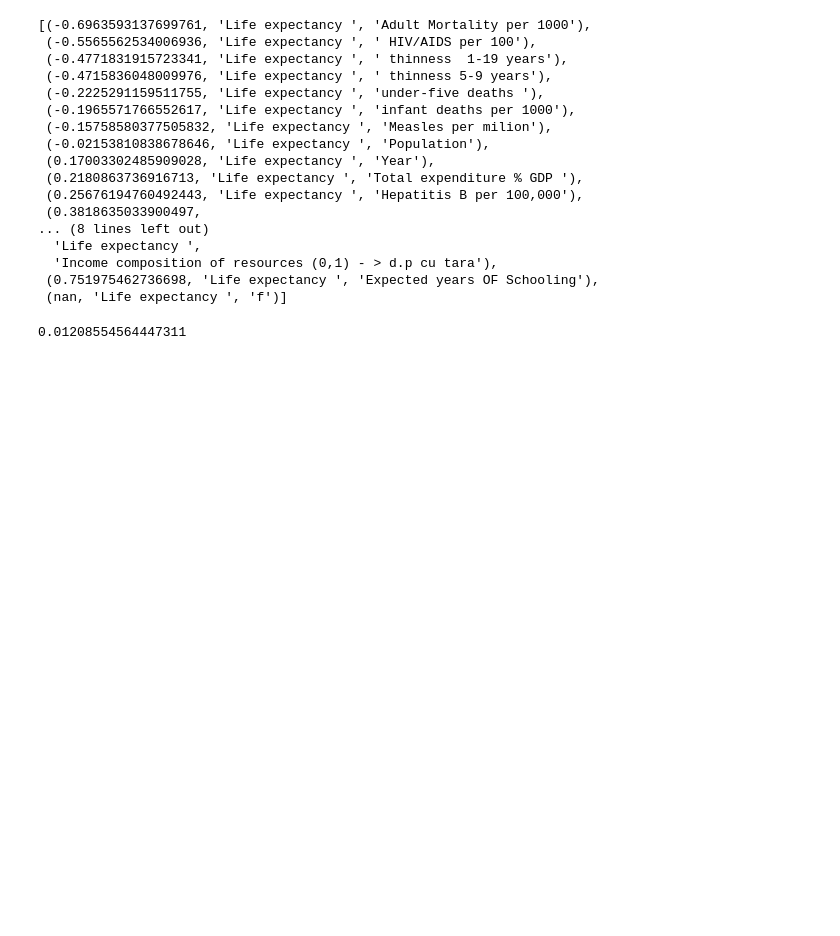
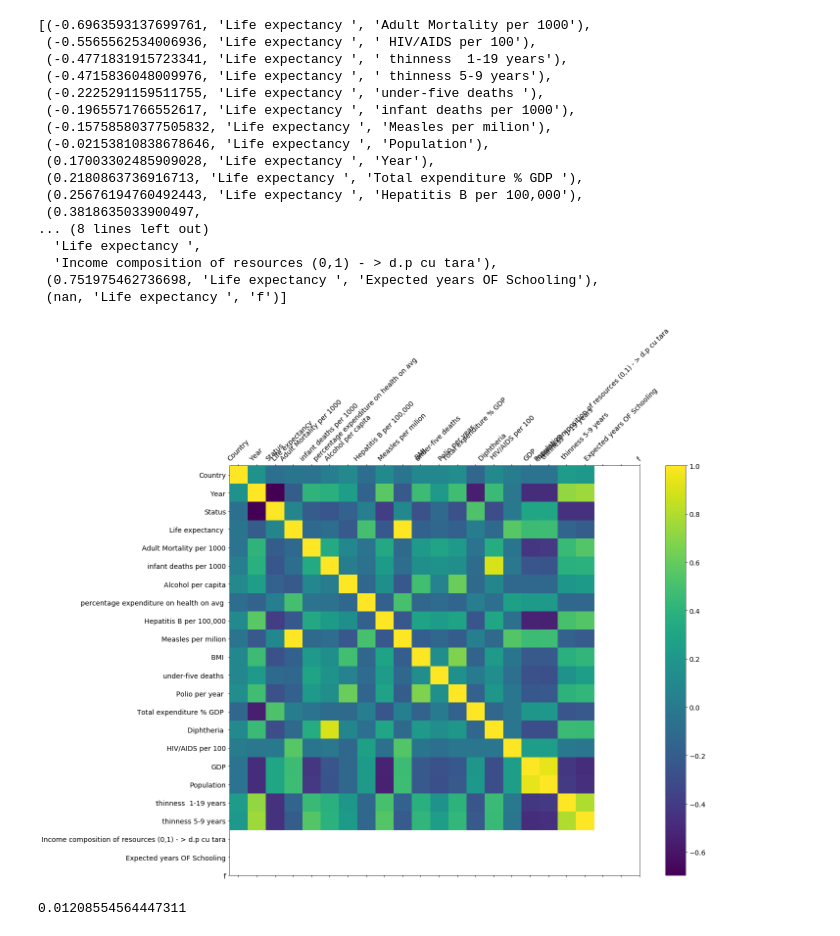
Before and after one commit to biancasacagiu/Exploring-Factors-of-Life-Expectancy, a Jupyter notebook: Proiect.ipynb, the cells around one changed output. Drawn from its saved outputs; the diff is of its cells as text; code cells hidden in the pictures; blank space fills up the shorter version.

```diff
--- a/Proiect.ipynb
+++ b/Proiect.ipynb
@@ -76,6 +76,16 @@ sorted(cols, key=lambda x: x[0])
   'Income composition of resources (0,1) - > d.p cu tara'),
  (0.751975462736698, 'Life expectancy ', 'Expected years OF Schooling'),
  (nan, 'Life expectancy ', 'f')]
+# %%
+f = plt.figure(figsize=(19, 15))
+plt.matshow(df.corr(), fignum=f.number)
+plt.xticks(range(df.shape[1]), df.columns, fontsize=14, rotation=45)
+plt.yticks(range(df.shape[1]), df.columns, fontsize=14)
+cb = plt.colorbar()
+cb.ax.tick_params(labelsize=14)
+#plt.title('Matrice de corelatii', fontsize=16)
+# %% [output]
+[figure, added]
 # %%
 # l=[]
 # for x in range(10,1,-1):
```
Also changed, not shown: parts of 5 cells of this notebook.
